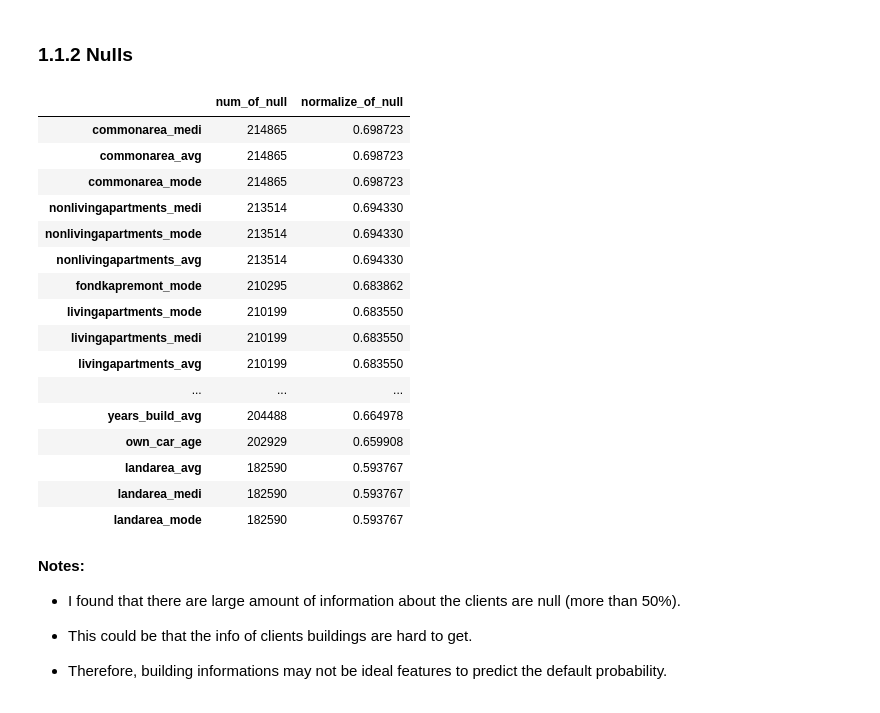
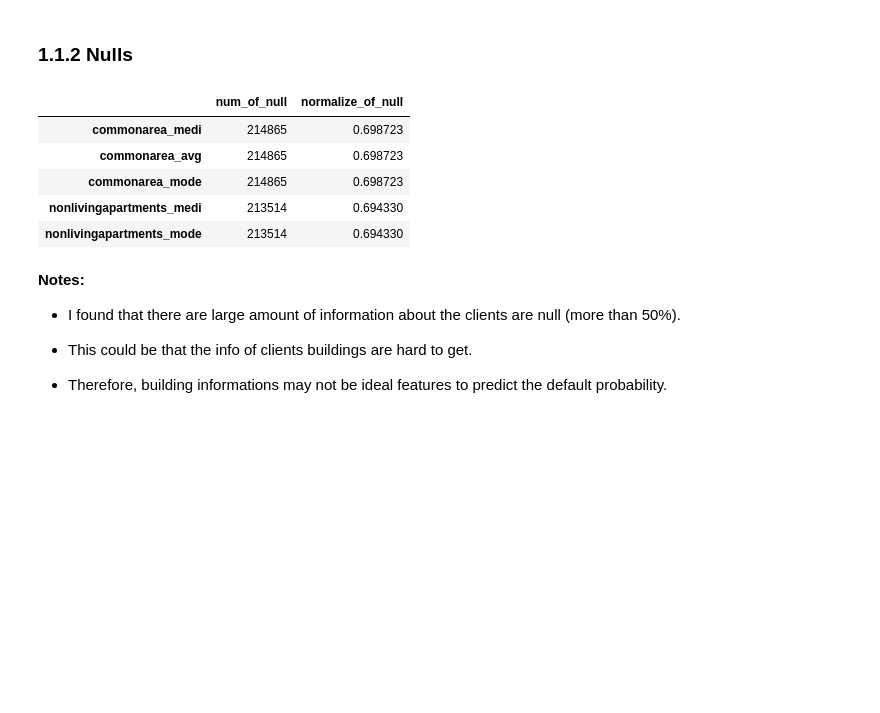
Before and after one commit to xcao38/data_mining_pjt, a Jupyter notebook: credit_defult_risk.ipynb, the cells around one changed output. Drawn from its saved outputs; the diff is of its cells as text; code cells hidden in the pictures; blank space fills up the shorter version.

```diff
--- a/credit_defult_risk.ipynb
+++ b/credit_defult_risk.ipynb
@@ -76,24 +144,13 @@ def get_null_stats(table):
 # %%
 null_stats = get_null_stats(table=app_train)
-null_stats[:20]
+null_stats.head()
 # %% [output]
 |  | num_of_null | normalize_of_null |
 | commonarea_medi | 214865 | 0.698723 |
 | commonarea_avg | 214865 | 0.698723 |
 | commonarea_mode | 214865 | 0.698723 |
 | nonlivingapartments_medi | 213514 | 0.694330 |
 | nonlivingapartments_mode | 213514 | 0.694330 |
-| nonlivingapartments_avg | 213514 | 0.694330 |
-| fondkapremont_mode | 210295 | 0.683862 |
-| livingapartments_mode | 210199 | 0.683550 |
-| livingapartments_medi | 210199 | 0.683550 |
-| livingapartments_avg | 210199 | 0.683550 |
-| ... | ... | ... |
-| years_build_avg | 204488 | 0.664978 |
-| own_car_age | 202929 | 0.659908 |
-| landarea_avg | 182590 | 0.593767 |
-| landarea_medi | 182590 | 0.593767 |
-| landarea_mode | 182590 | 0.593767 |
 # %% [markdown]
 **Notes:**
 
```
Also changed, not shown: parts of 225 cells of this notebook.
